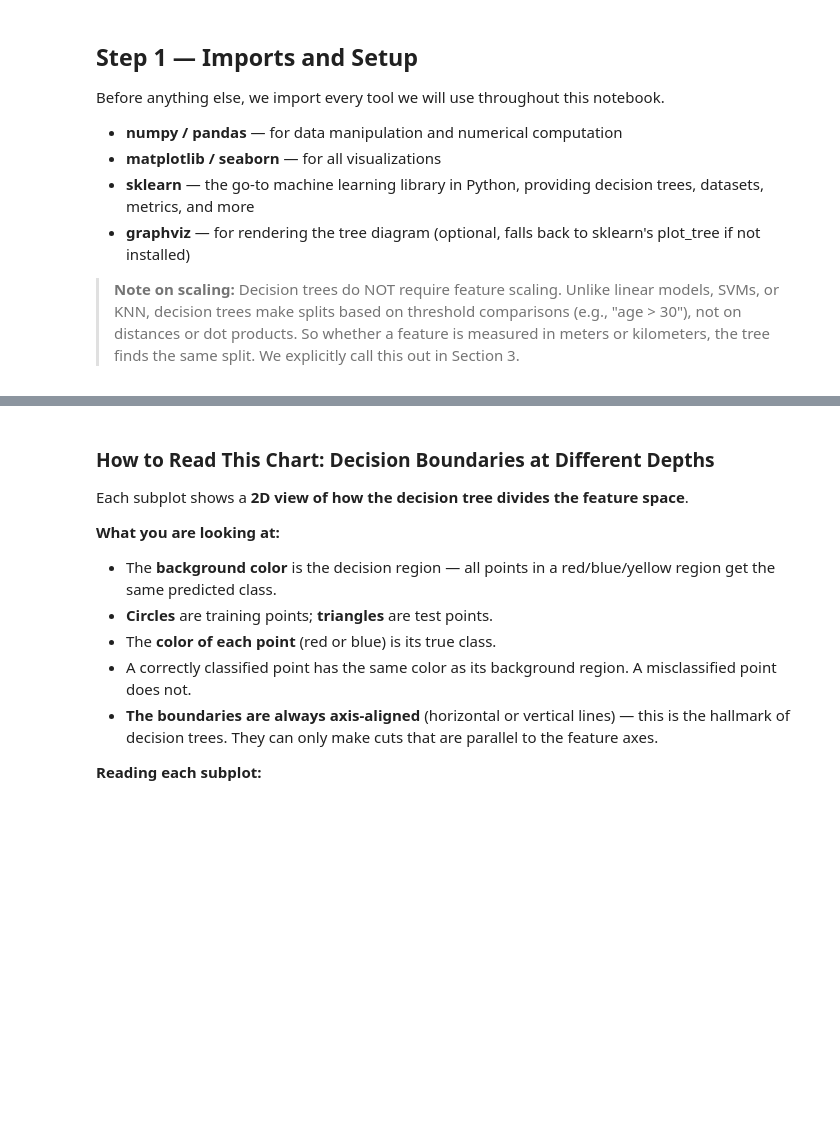
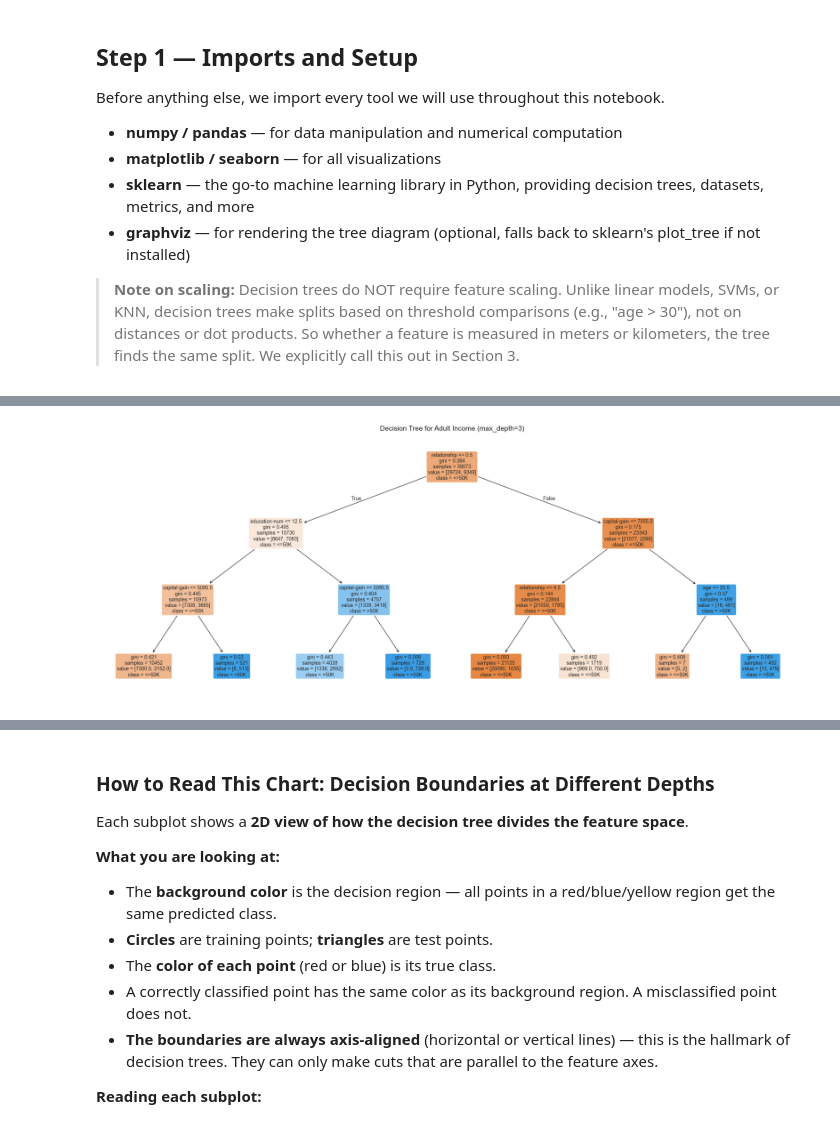
Before and after one commit to shiva-shivanibokka/Dive-Deeper-into-Supervised-Learning, a Jupyter notebook: 01_decision_trees.ipynb, the cells around one changed output, grey strips where cells are left out. Cells and saved outputs as stored; diff of their text form; code cells hidden in the pictures; blank space fills up the shorter version.

Commit message:
nb01: swap datasets to Adult Census Income (classification) + Ames Housing (regression)

```diff
--- a/01_decision_trees.ipynb
+++ b/01_decision_trees.ipynb
@@ -298,19 +364,21 @@ print(f"Number of Leaves: {clf.get_n_leaves()}")
 # %%
 # ─── VISUALIZE THE TREE ─────────────────────────────────────────────────────────
 # We use sklearn's plot_tree (works without any external installation)
 fig, ax = plt.subplots(figsize=(20, 8))
 plot_tree(
     clf,
-    feature_names=X_titanic.columns.tolist(),
-    class_names=['Did Not Survive', 'Survived'],
+    feature_names=X_adult.columns.tolist(),
+    class_names=['<=50K', '>50K'],
     filled=True,
     rounded=True,
     fontsize=10,
     ax=ax
 )
-plt.title('Decision Tree for Titanic Survival (max_depth=3)', fontsize=14)
+plt.title('Decision Tree for Adult Income (max_depth=3)', fontsize=14)
 plt.tight_layout()
 plt.show()
+# %% [output]
+[figure, added]
 # %% [markdown]
 ### How to Read This Chart: The Decision Tree Diagram
 
```
Also changed, not shown: parts of 28 cells of this notebook.
